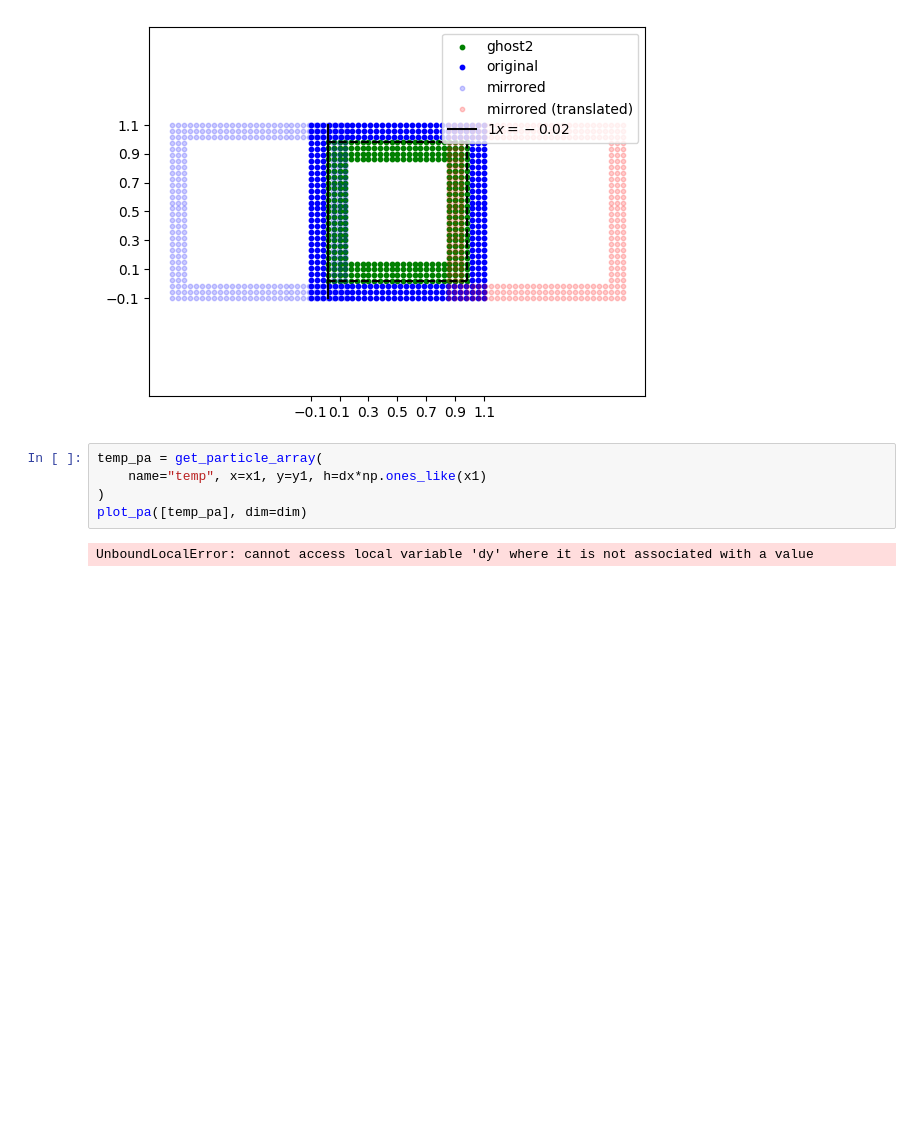
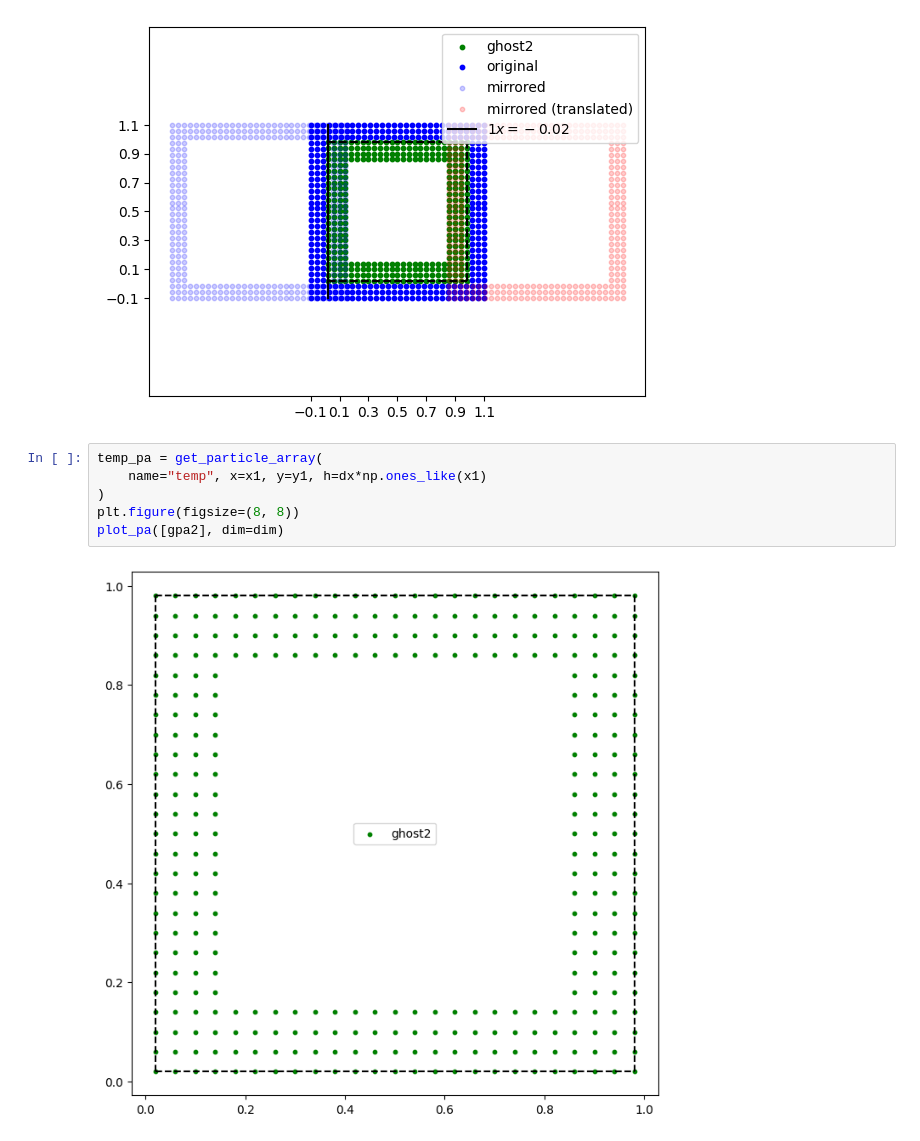
Before and after one commit to Prajwal-Prathiksh/pysphApproximator, a Jupyter notebook: approximator/test.ipynb, the cells around one changed output. Drawn from its saved outputs; the diff is of its cells as text; blank space fills up the shorter version.

```diff
--- a/approximator/test.ipynb
+++ b/approximator/test.ipynb
@@ -255,7 +255,8 @@ x1, y1 = mirror_points_along_line(
 # %%
 temp_pa = get_particle_array(
     name="temp", x=x1, y=y1, h=dx*np.ones_like(x1)
 )
-plot_pa([temp_pa], dim=dim)
+plt.figure(figsize=(8, 8))
+plot_pa([gpa2], dim=dim)
 # %% [output]
-UnboundLocalError: cannot access local variable 'dy' where it is not associated with a value
+[figure, added]
```
Also changed, not shown: 1 other file.
